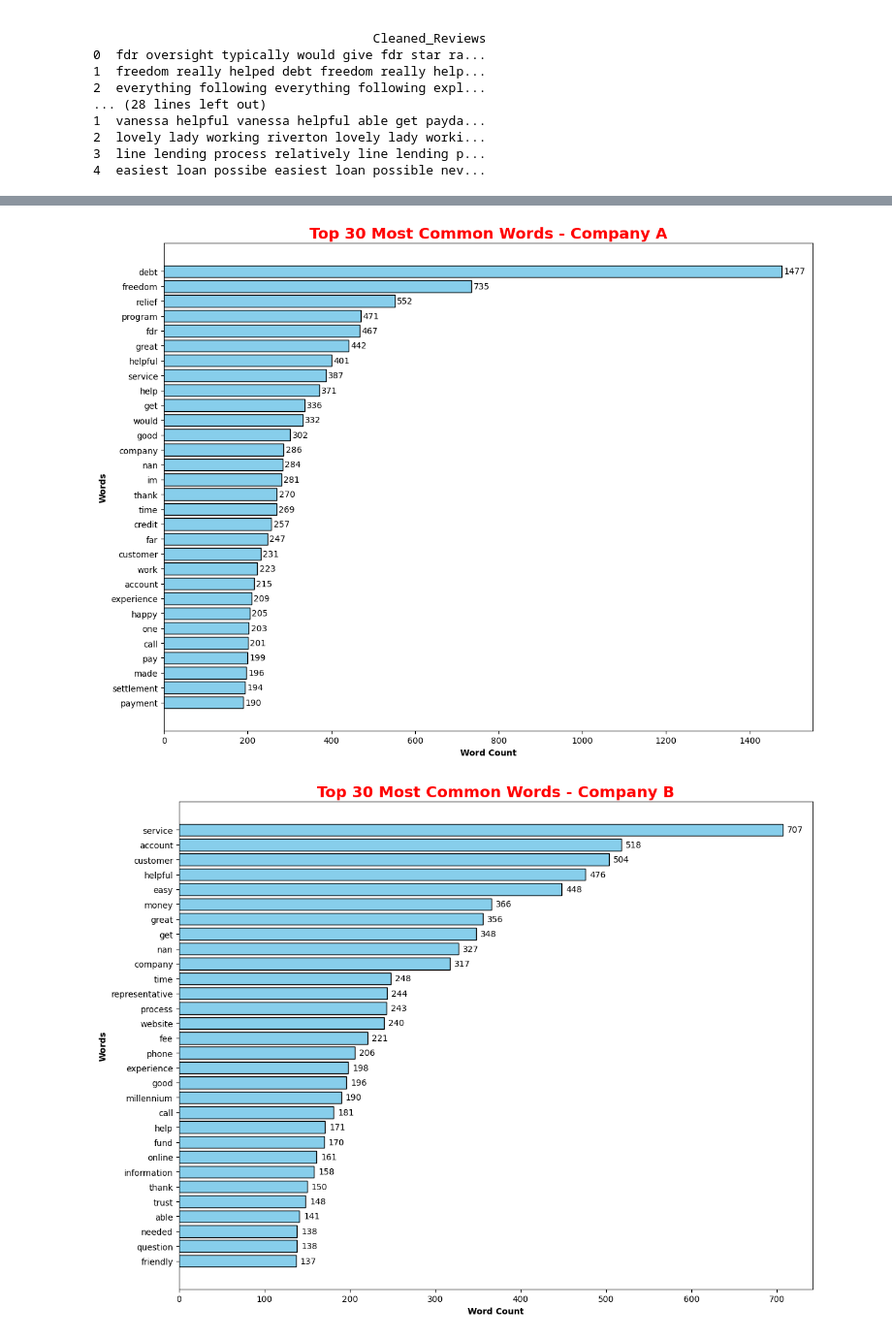
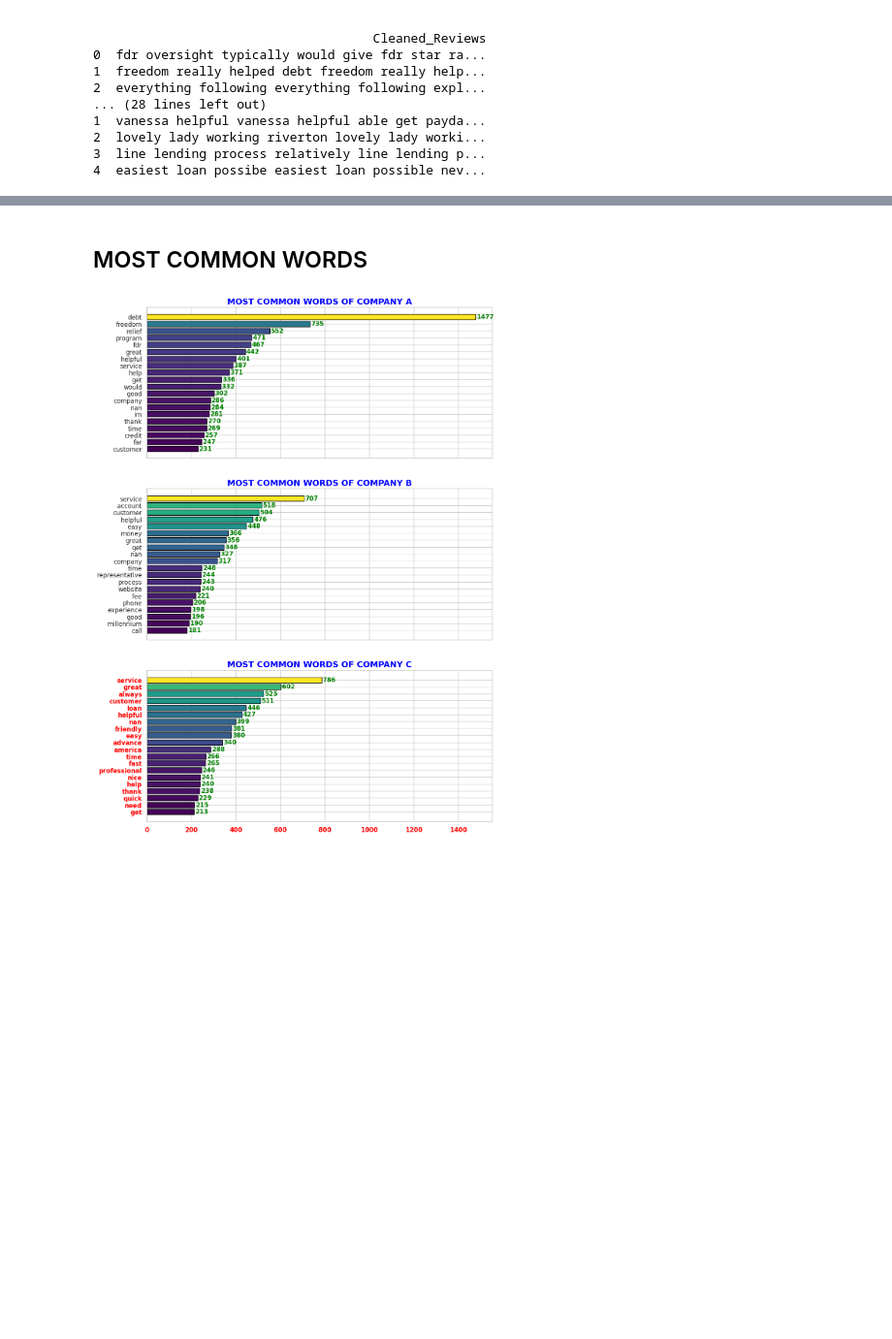
Before and after one commit to arifaygun/CustomerEye, a Jupyter notebook: Company_Reviews(Master2).ipynb, the cells around one changed output, grey strips where cells are left out. Shown at 97% size. Saved outputs shown, nothing was run; the diff lists cells and outputs as text; code cells hidden in the pictures; blank space fills up the shorter version.

```diff
--- a/Company_Reviews(Master2).ipynb
+++ b/Company_Reviews(Master2).ipynb
@@ -167,53 +245,73 @@ generate_and_display_wordcloud(df3['Cleaned_Reviews'], 'Word Cloud of Reviews (C
+# %% [markdown]
+## MOST COMMON WORDS
 # %%
 from collections import Counter
 import matplotlib.pyplot as plt
+from matplotlib import cm
 
-# Function to calculate word counts, display the top 30 words, and create a bar chart
-def calculate_display_and_chart_word_counts(data, title, top_n=30, bar_color='skyblue'):
+# Function to calculate word counts, display the top 30 words, and create a bar chart with gradient colors
+def calculate_display_and_chart_word_counts(data, title, ax, top_n=20):
     # Concatenate and split the text, handling NaN values
     all_words = ' '.join(str(text) for text in data if pd.notna(text)).split()
 
     # Count the occurrences of each word
     word_counts = Counter(all_words)
 
     # Sort the word counts in descending order
     sorted_word_counts = dict(sorted(word_counts.items(), key=lambda item: item[1], reverse=True))
 
     # Create a DataFrame for the first 30 most common words
     word_counts_df = pd.DataFrame(list(sorted_word_counts.items()), columns=['Word', 'Count'])
 
-    # Display the top 30 words
-    #print(f"\nTop 30 words for {title}:")
-    #print(word_counts_df.head(30))
-
-    # Create a horizontal bar chart for the top 30 words
+    # Create a horizontal bar chart with gradient colors for the top 30 words
     top_words = list(sorted_word_counts.keys())[:top_n]
     top_word_counts = list(sorted_word_counts.values())[:top_n]
 
-    # Create a horizontal bar chart with better readability
-    plt.figure(figsize=(12, 9))
-    bars = plt.barh(top_words, top_word_counts, color=bar_color, edgecolor='black', height=0.8)
+    # Create a color map with gradient colors
+    color_map = cm.get_cmap('viridis')
 
-    # Add data values on each bar
+    # Normalize values for gradient colors
+    norm = plt.Normalize(min(top_word_counts), max(top_word_counts))
+
+    # Create a horizontal bar chart with gradient colors on the specified subplot
+    bars = ax.barh(top_words, top_word_counts, color=color_map(norm(top_word_counts)), edgecolor='black', height=0.8)
+
+    # Add data values on each bar with custom font size, weight, and color
     for bar, count in zip(bars, top_word_counts):
-        plt.text(bar.get_width() + 5, bar.get_y() + bar.get_height() / 2, str(count), va='center', fontsize=10, color='black')
+        ax.text(bar.get_width() + 5, bar.get_y() + bar.get_height() / 2, str(count),
+                va='center', fontsize=12, fontweight='bold', color='green')
 
     # Set axis labels and invert the y-axis for better readability
-    plt.xlabel('Word Count', fontweight='bold')
-    plt.ylabel('Words', fontweight='bold')
-    plt.gca().invert_yaxis()
+    ax.invert_yaxis()
 
     # Add a title with specified properties
-    plt.title(f'Top {top_n} Most Common Words - {title}', fontsize=18, fontweight='bold', color='red')
+    ax.set_title(f'MOST COMMON WORDS OF {title}', fontsize=16, fontweight='bold', color='blue')
 
-    # Show the plot
-    plt.tight_layout()
-    plt.show()
+    # Customize xticks and yticks
+    ax.tick_params(axis='both', which='major', labelsize=12, color='red', width=2, length=6)
+    ax.xaxis.label.set_size(12)
+    ax.yaxis.label.set_size(12)
 
-# Apply the function to your DataFrames
-calculate_display_and_chart_word_counts(df1['Cleaned_Reviews'], 'Company A')
-calculate_display_and_chart_word_counts(df2['Cleaned_Reviews'], 'Company B')
-calculate_display_and_chart_word_counts(df3['Cleaned_Reviews'], 'Company C')
+# Create subplots for the three DataFrames in a single column with three rows, add more gap between subplots
+fig, axs = plt.subplots(3, 1, figsize=(12, 18), sharex=True, gridspec_kw={'hspace': 0.2})
+
+# Apply the function to your DataFrames with subplots
+calculate_display_and_chart_word_counts(df1['Cleaned_Reviews'], 'COMPANY A', axs[0])
+calculate_display_and_chart_word_counts(df2['Cleaned_Reviews'], 'COMPANY B', axs[1])
+calculate_display_and_chart_word_counts(df3['Cleaned_Reviews'], 'COMPANY C', axs[2])
+
+# Customize xticks and yticks for all subplots
+for ax in axs:
+    ax.tick_params(axis='both', which='major', labelsize=12, color='red', width=2, length=6)
+    ax.xaxis.label.set_size(12)
+    ax.yaxis.label.set_size(12)
+
+# Customize xticks and yticks for the entire figure
+plt.xticks(fontsize=12, color='red', weight='bold')
+plt.yticks(fontsize=12, color='red', weight='bold')
+
+# Show the subplots
+plt.tight_layout()
+plt.show()
 # %% [output]
-[figure, old version]
+[figure, new version]
-[figure, removed]
```
Also changed, not shown: parts of 7 cells of this notebook.
